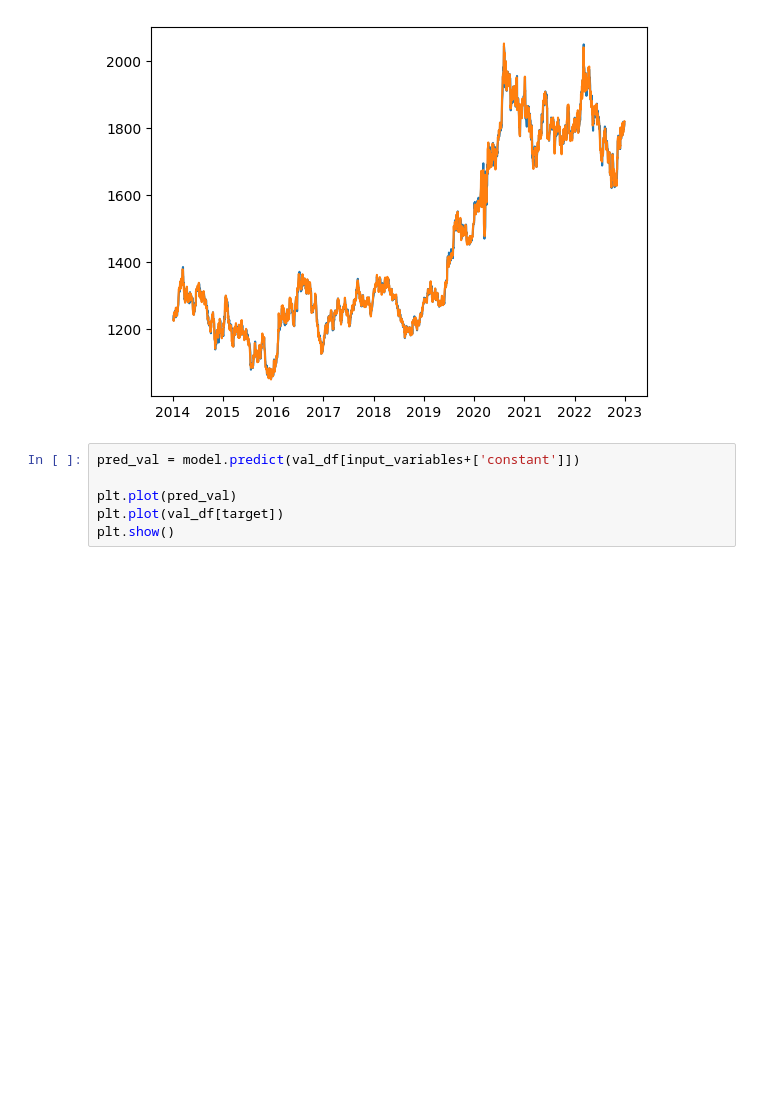
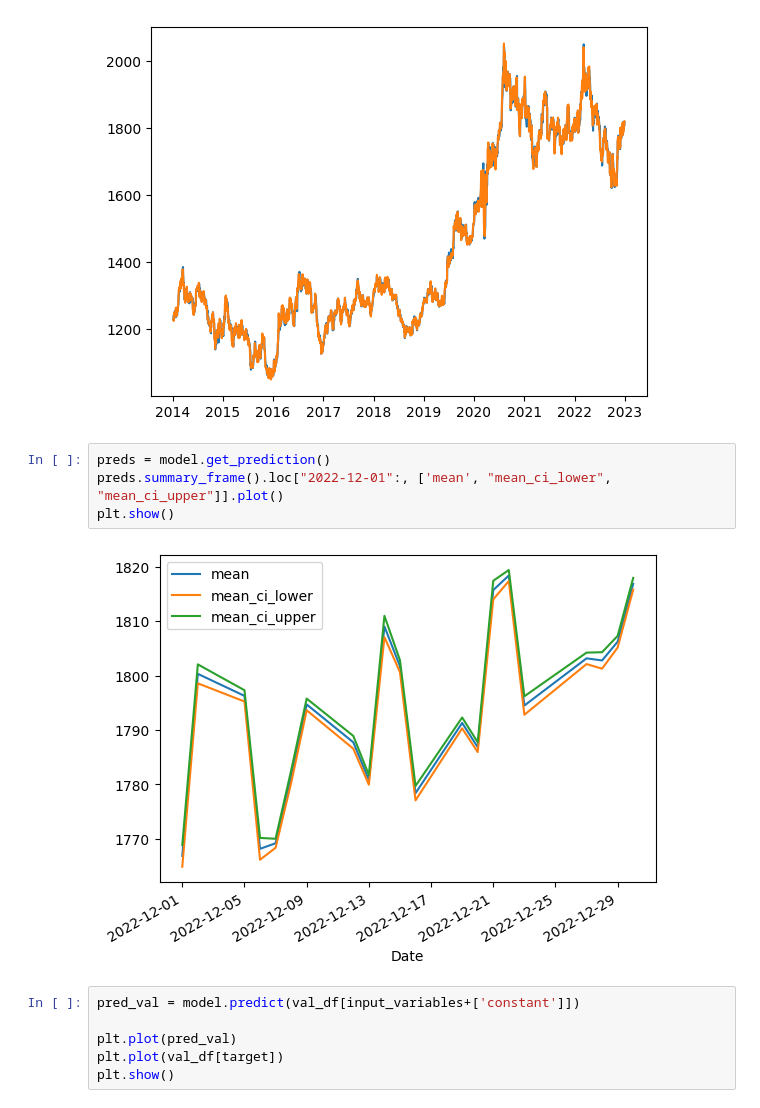
Before and after one commit to bglzaya/python_edm, a Jupyter notebook: stock_price_ols.ipynb, the cells around one changed output. Drawn from its saved outputs; the diff is of its cells as text; blank space fills up the shorter version.

```diff
--- a/stock_price_ols.ipynb
+++ b/stock_price_ols.ipynb
@@ -179,6 +179,12 @@ plt.plot(train_df[target])
 plt.show()
 # %% [output]
 [figure]
+# %%
+preds = model.get_prediction()
+preds.summary_frame().loc["2022-12-01":, ['mean', "mean_ci_lower", "mean_ci_upper"]].plot()
+plt.show()
+# %% [output]
+[figure, added]
 # %%
 pred_val = model.predict(val_df[input_variables+['constant']])
 
```
Also changed, not shown: parts of 8 cells of this notebook.
